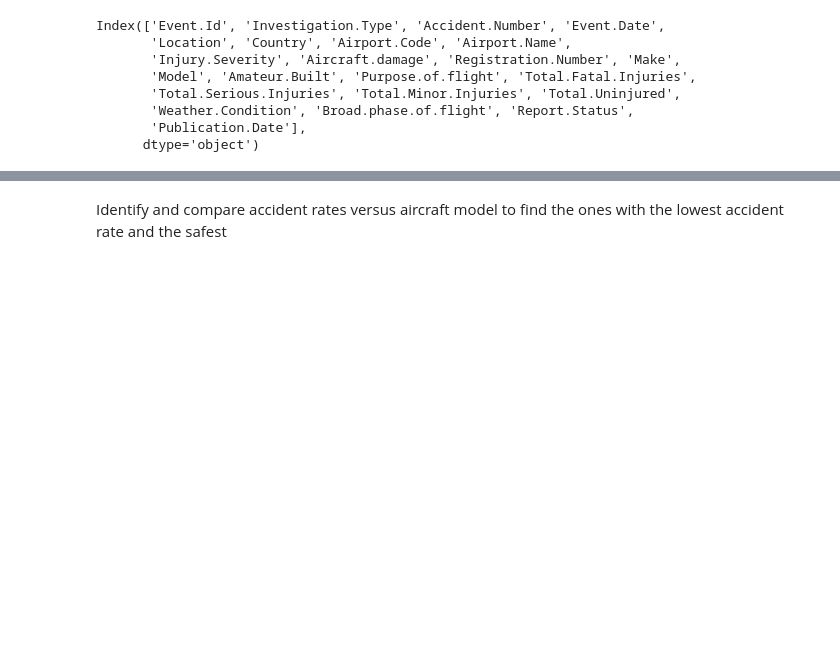
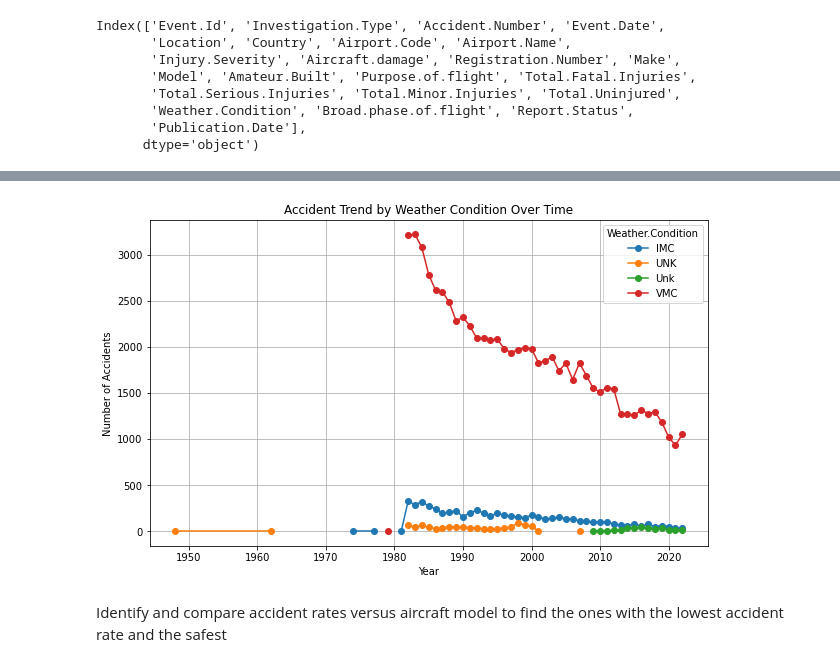
Before and after one commit to EdelLwoyelo/Phase-1-Project-Aircraft-Accident-Analysis, a Jupyter notebook: Phase_1_Project.ipynb, the cells around one changed output, grey strips where cells are left out. Cells and saved outputs as stored; diff of their text form; code cells hidden in the pictures; blank space fills up the shorter version.

```diff
--- a/Phase_1_Project.ipynb
+++ b/Phase_1_Project.ipynb
@@ -384,3 +458,14 @@ Index(['Event.Id', 'Investigation.Type', 'Accident.Number', 'Event.Date',
+# %%
+# Correlation between accident count and other categorical variables (e.g., weather condition)
+accident_weather = df.groupby(['Year', 'Weather.Condition']).size().unstack()
+accident_weather.plot(kind='line', marker='o', figsize=(10, 6))
+plt.title('Accident Trend by Weather Condition Over Time')
+plt.xlabel('Year')
+plt.ylabel('Number of Accidents')
+plt.grid(True)
+plt.show()
+# %% [output]
+[figure, added]
 # %% [markdown]
 Identify and compare accident rates versus aircraft model to find the ones with the lowest accident rate and the safest
 # %%
```
Also changed, not shown: parts of 9 cells of this notebook.
